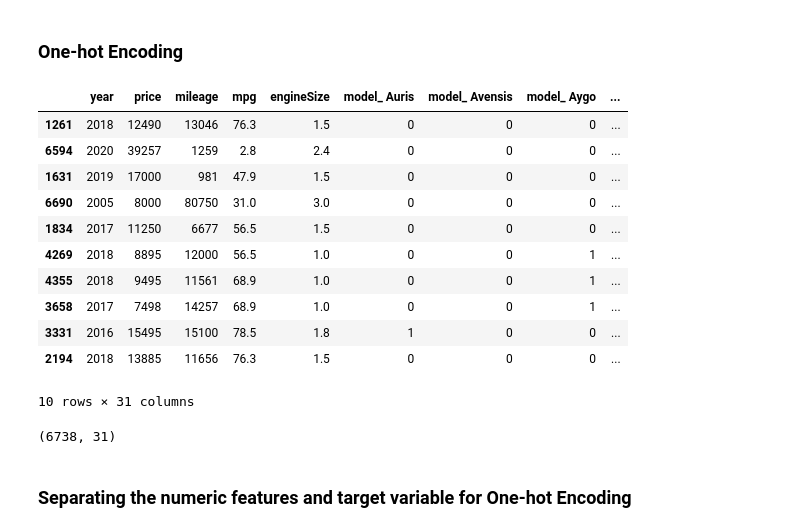
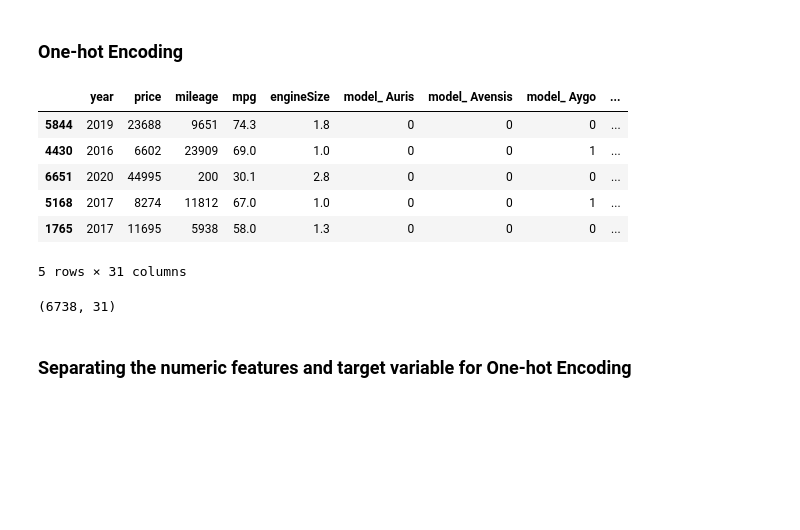
Before and after one commit to Sourish8/toyota_used_car_analysis-, a Jupyter notebook: toyota_used_car_EDA.ipynb, the cells around one changed output. Saved outputs shown, nothing was run; the diff lists cells and outputs as text; code cells hidden in the pictures; blank space fills up the shorter version.

```diff
--- a/toyota_used_car_EDA.ipynb
+++ b/toyota_used_car_EDA.ipynb
@@ -1023,21 +997,16 @@ display(df.shape)
 # %%
 #Convert categorical variable into dummy/ numerical variables.
 df = pd.get_dummies(df)
-display(df.sample(10))
+display(df.sample(5))
 display(df.shape)
 # %% [output]
 |  | year | price | mileage | mpg | engineSize | model_ Auris | model_ Avensis | model_ Aygo | ... |
-| 1261 | 2018 | 12490 | 13046 | 76.3 | 1.5 | 0 | 0 | 0 | ... |
-| 6594 | 2020 | 39257 | 1259 | 2.8 | 2.4 | 0 | 0 | 0 | ... |
-| 1631 | 2019 | 17000 | 981 | 47.9 | 1.5 | 0 | 0 | 0 | ... |
-| 6690 | 2005 | 8000 | 80750 | 31.0 | 3.0 | 0 | 0 | 0 | ... |
-| 1834 | 2017 | 11250 | 6677 | 56.5 | 1.5 | 0 | 0 | 0 | ... |
-| 4269 | 2018 | 8895 | 12000 | 56.5 | 1.0 | 0 | 0 | 1 | ... |
-| 4355 | 2018 | 9495 | 11561 | 68.9 | 1.0 | 0 | 0 | 1 | ... |
-| 3658 | 2017 | 7498 | 14257 | 68.9 | 1.0 | 0 | 0 | 1 | ... |
-| 3331 | 2016 | 15495 | 15100 | 78.5 | 1.8 | 1 | 0 | 0 | ... |
-| 2194 | 2018 | 13885 | 11656 | 76.3 | 1.5 | 0 | 0 | 0 | ... |
+| 5844 | 2019 | 23688 | 9651 | 74.3 | 1.8 | 0 | 0 | 0 | ... |
+| 4430 | 2016 | 6602 | 23909 | 69.0 | 1.0 | 0 | 0 | 1 | ... |
+| 6651 | 2020 | 44995 | 200 | 30.1 | 2.8 | 0 | 0 | 0 | ... |
+| 5168 | 2017 | 8274 | 11812 | 67.0 | 1.0 | 0 | 0 | 1 | ... |
+| 1765 | 2017 | 11695 | 5938 | 58.0 | 1.3 | 0 | 0 | 0 | ... |
-10 rows × 31 columns
+5 rows × 31 columns
 (6738, 31)
 # %% [markdown]
 <h4 style="font-size:18px;font-family:Times New Roman; font-weight: bold;" > Separating the numeric features and target variable for One-hot Encoding </h4>
```
Also changed, not shown: parts of 32 cells of this notebook.
